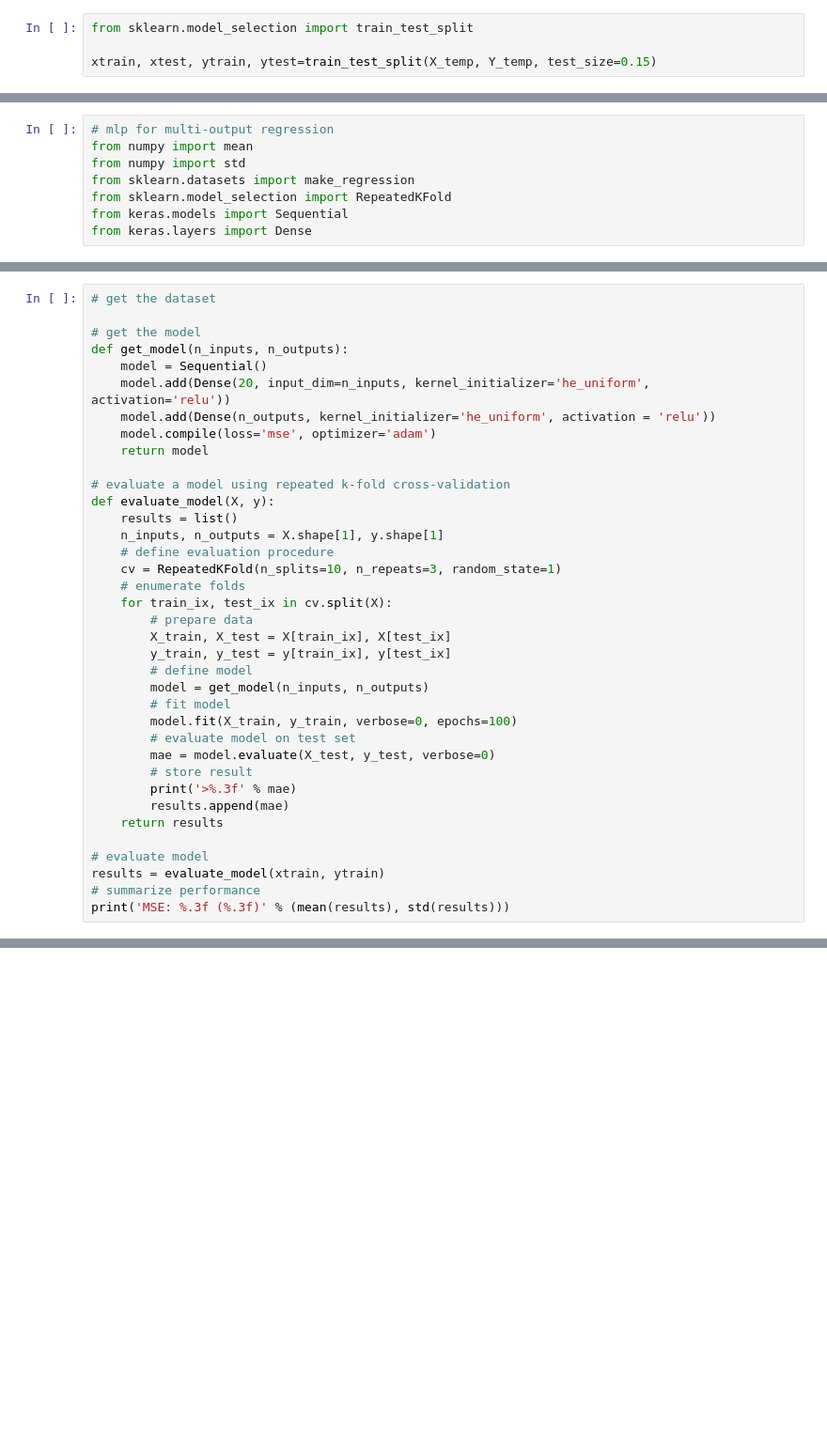
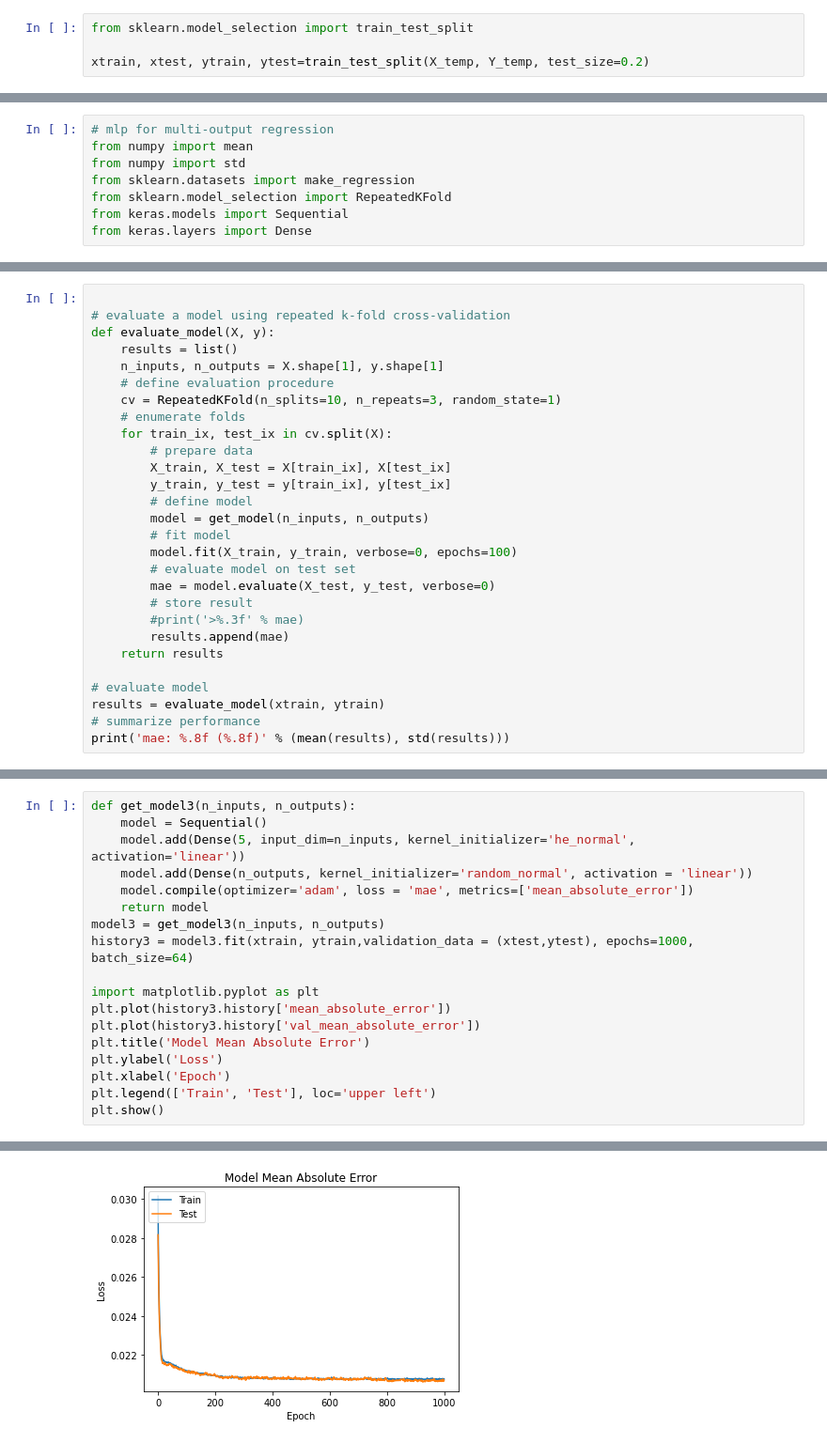
Before and after one commit to brianchirn/deep_learning, a Jupyter notebook: deep_learning_final_proj.ipynb, the cells around one changed output, grey strips where cells are left out. Shown at 94% size. Cells and saved outputs as stored; diff of their text form; blank space fills up the shorter version.

```diff
--- a/deep_learning_final_proj.ipynb
+++ b/deep_learning_final_proj.ipynb
@@ -49,4 +59,4 @@ X_temp = df_x.drop("PatientID", axis = 1).to_numpy()
 # %%
 from sklearn.model_selection import train_test_split
 
-xtrain, xtest, ytrain, ytest=train_test_split(X_temp, Y_temp, test_size=0.15)
+xtrain, xtest, ytrain, ytest=train_test_split(X_temp, Y_temp, test_size=0.2)
@@ -61,13 +96,4 @@ from keras.layers import Dense
 # %%
-# get the dataset
-
-# get the model
-def get_model(n_inputs, n_outputs):
-	model = Sequential()
-	model.add(Dense(20, input_dim=n_inputs, kernel_initializer='he_uniform', activation='relu'))
-	model.add(Dense(n_outputs, kernel_initializer='he_uniform', activation = 'relu'))
-	model.compile(loss='mse', optimizer='adam')
-	return model
 
 # evaluate a model using repeated k-fold cross-validation
 def evaluate_model(X, y):
@@ -87,12 +113,12 @@ def evaluate_model(X, y):
         # evaluate model on test set
         mae = model.evaluate(X_test, y_test, verbose=0)
         # store result
-        print('>%.3f' % mae)
+        #print('>%.3f' % mae)
         results.append(mae)
     return results
 
 # evaluate model
 results = evaluate_model(xtrain, ytrain)
 # summarize performance
-print('MSE: %.3f (%.3f)' % (mean(results), std(results)))
+print('mae: %.8f (%.8f)' % (mean(results), std(results)))
 # %% [output]
@@ -220,0 +242,19 @@ _________________________________________________________________
+# %%
+def get_model3(n_inputs, n_outputs):
+    model = Sequential()
+    model.add(Dense(5, input_dim=n_inputs, kernel_initializer='he_normal', activation='linear'))
+    model.add(Dense(n_outputs, kernel_initializer='random_normal', activation = 'linear'))
+    model.compile(optimizer='adam', loss = 'mae', metrics=['mean_absolute_error'])
+    return model
+model3 = get_model3(n_inputs, n_outputs)
+history3 = model3.fit(xtrain, ytrain,validation_data = (xtest,ytest), epochs=1000, batch_size=64)
+
+import matplotlib.pyplot as plt
+plt.plot(history3.history['mean_absolute_error'])
+plt.plot(history3.history['val_mean_absolute_error'])
+plt.title('Model Mean Absolute Error')
+plt.ylabel('Loss')
+plt.xlabel('Epoch')
+plt.legend(['Train', 'Test'], loc='upper left')
+plt.show()
+# %% [output]
@@ -220,0 +278 @@ _________________________________________________________________
+[figure, added]
```
Also changed, not shown: parts of 26 cells of this notebook.
